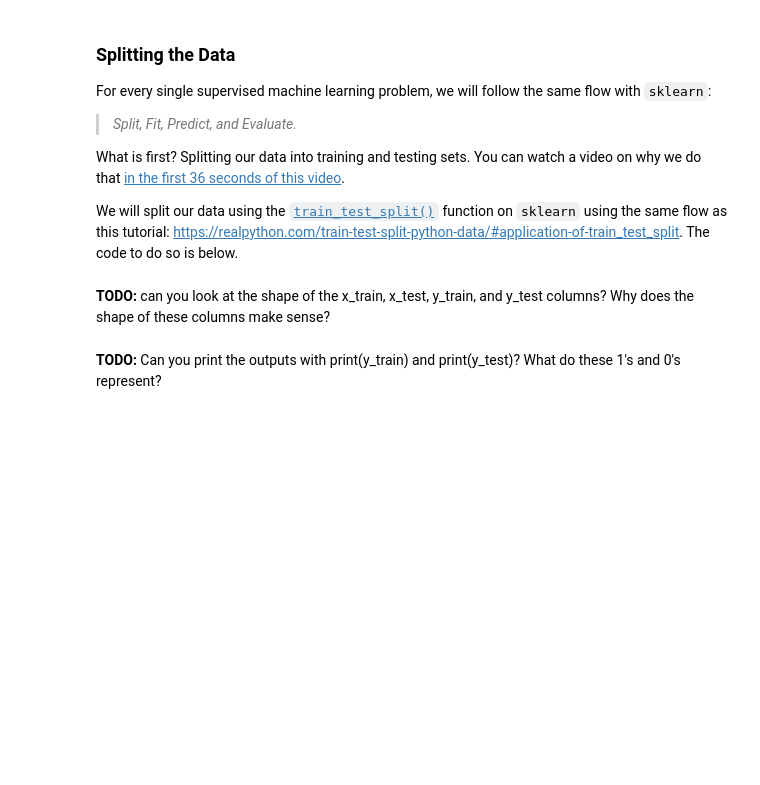
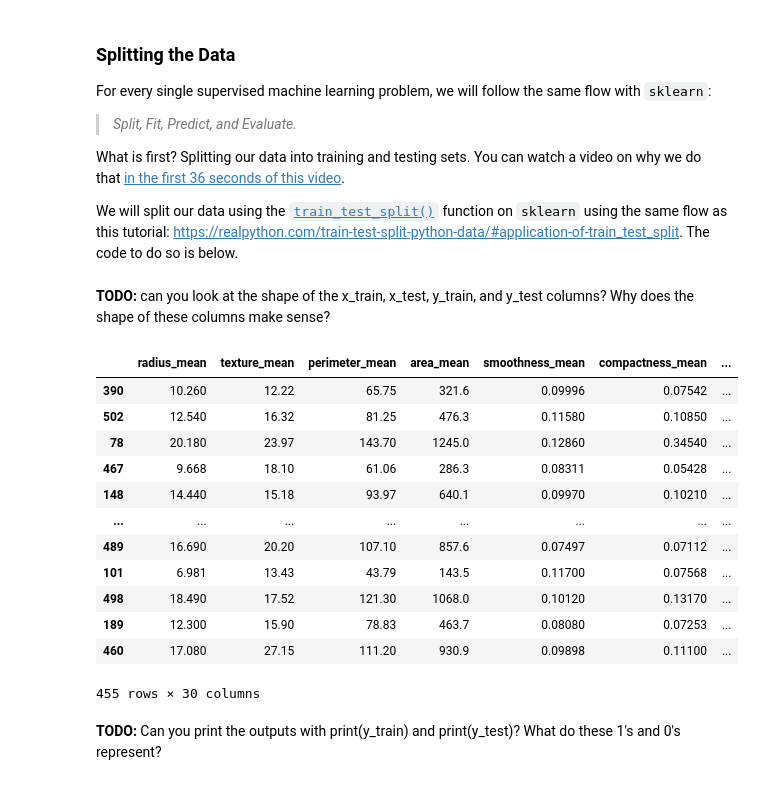
Before and after one commit to brip/SC22-BatchC-shimmering-pythons, a Jupyter notebook: Emilia/Cancer_detection.ipynb, the cells around one changed output. Drawn from its saved outputs; the diff is of its cells as text; code cells hidden in the pictures; blank space fills up the shorter version.

```diff
--- a/Emilia/Cancer_detection.ipynb
+++ b/Emilia/Cancer_detection.ipynb
@@ -233,6 +226,21 @@ x_train, x_test, y_train, y_test = train_test_split(input_columns, target, test_
 **TODO:** can you look at the shape of the x_train, x_test, y_train, and y_test columns? Why does the shape of these columns make sense?
 # %%
 #hint: start with x_train.shape
+x_train.shape
+# %% [output]
+|  | radius_mean | texture_mean | perimeter_mean | area_mean | smoothness_mean | compactness_mean | ... |
+| 390 | 10.260 | 12.22 | 65.75 | 321.6 | 0.09996 | 0.07542 | ... |
+| 502 | 12.540 | 16.32 | 81.25 | 476.3 | 0.11580 | 0.10850 | ... |
+| 78 | 20.180 | 23.97 | 143.70 | 1245.0 | 0.12860 | 0.34540 | ... |
+| 467 | 9.668 | 18.10 | 61.06 | 286.3 | 0.08311 | 0.05428 | ... |
+| 148 | 14.440 | 15.18 | 93.97 | 640.1 | 0.09970 | 0.10210 | ... |
+| ... | ... | ... | ... | ... | ... | ... | ... |
+| 489 | 16.690 | 20.20 | 107.10 | 857.6 | 0.07497 | 0.07112 | ... |
+| 101 | 6.981 | 13.43 | 43.79 | 143.5 | 0.11700 | 0.07568 | ... |
+| 498 | 18.490 | 17.52 | 121.30 | 1068.0 | 0.10120 | 0.13170 | ... |
+| 189 | 12.300 | 15.90 | 78.83 | 463.7 | 0.08080 | 0.07253 | ... |
+| 460 | 17.080 | 27.15 | 111.20 | 930.9 | 0.09898 | 0.11100 | ... |
+455 rows × 30 columns
 # %% [markdown]
 **TODO:** Can you print the outputs with print(y_train) and print(y_test)? What do these 1's and 0's represent?
 # %%
```
Also changed, not shown: parts of 20 cells of this notebook, 58 other files.
